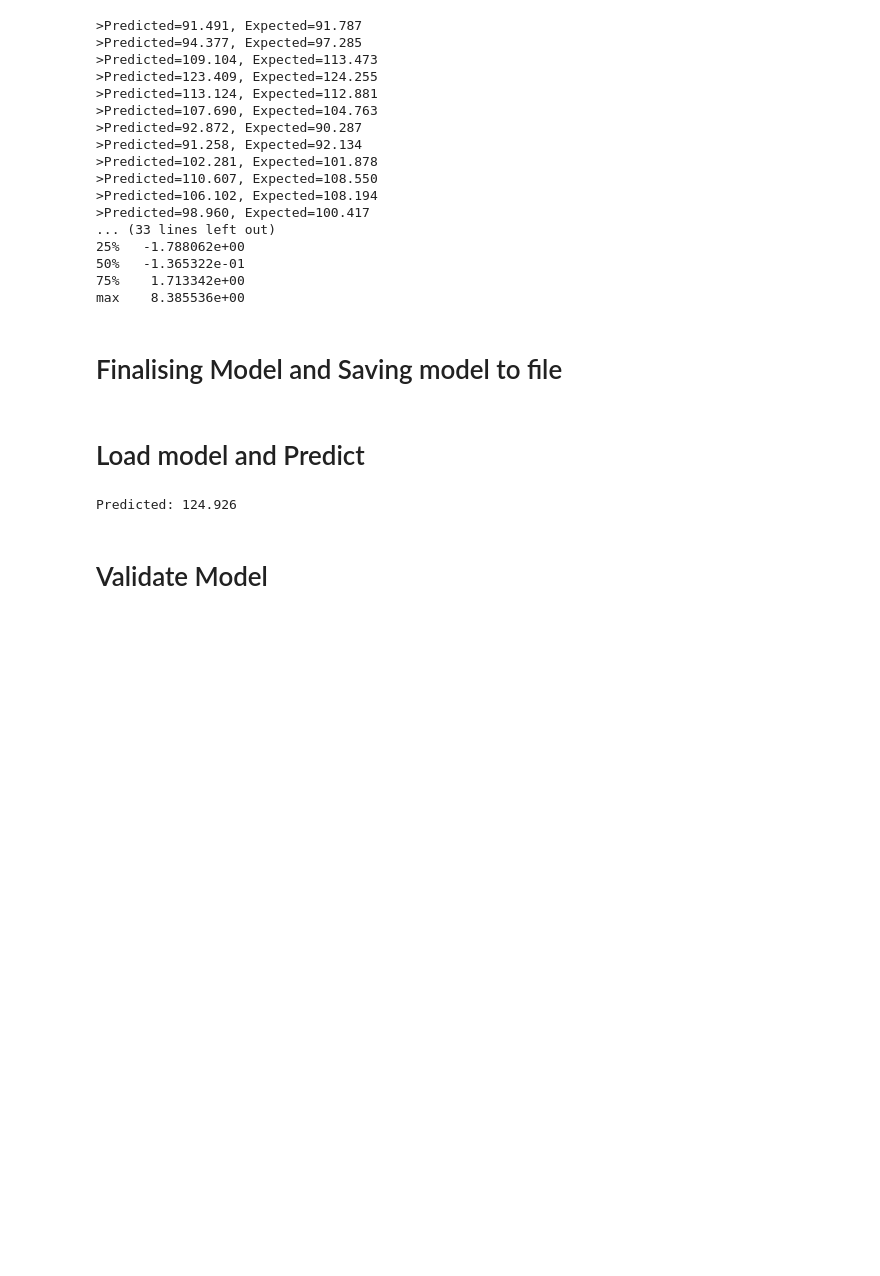
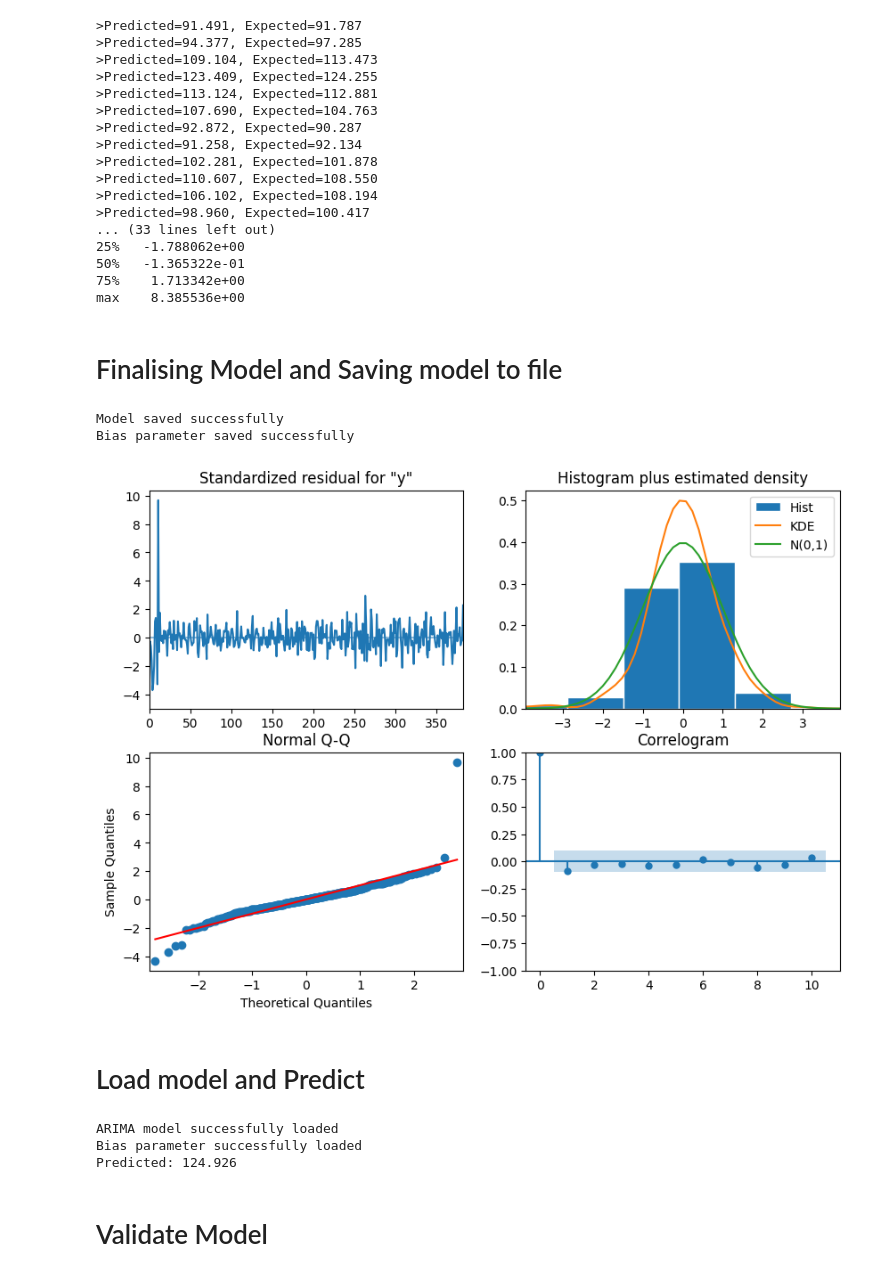
Before and after one commit to patrickmthisi/Monthly-Electricity-Production-, a Jupyter notebook: ARIMA_Time_Series_Forecasting_Electricity.ipynb, the cells around one changed output. Saved outputs shown, nothing was run; the diff lists cells and outputs as text; code cells hidden in the pictures; blank space fills up the shorter version.

```diff
--- a/ARIMA_Time_Series_Forecasting_Electricity.ipynb
+++ b/ARIMA_Time_Series_Forecasting_Electricity.ipynb
@@ -399,30 +403,40 @@ max    8.385536e+00
 # %%
 # load dataset
 series = pd.read_csv(f'{data_path}/dataset.csv', header=None, index_col=0, parse_dates=True).squeeze('columns')
 X = series.values.astype('float32')
 
 # difference data
 diff = difference(X, months_in_year)
 
 # fit model on full differenced data
 model = ARIMA(diff, order=order)
 model_fit = model.fit()
-
+# plot model diagnostics
+_ = model_fit.plot_diagnostics(figsize=(10, 7))
 # save model
 model_fit.save(f'{data_path}/electricity_forecasting_model.pkl')
+print('Model saved successfully')
 np.save(f'{data_path}/model_bias.npy', [bias])
+print('Bias parameter saved successfully')
+# %% [output]
+Model saved successfully
+Bias parameter saved successfully
+[figure, added]
 # %% [markdown]
 # Load model and Predict
 # %%
 series = pd.read_csv(f'{data_path}/dataset.csv', header=None, index_col=0, parse_dates=True).squeeze('columns')
 model_fit = ARIMAResults.load(f'{data_path}/electricity_forecasting_model.pkl')
+print('ARIMA model successfully loaded')
 bias = np.load(f'{data_path}/model_bias.npy')
-
+print('Bias parameter successfully loaded')
 # make a prediction
 yhat = float(model_fit.forecast()[0])
 yhat = bias + inverse_difference(series.values, yhat, months_in_year)
 print('Predicted: %.3f' % yhat)
 # %% [output]
+ARIMA model successfully loaded
+Bias parameter successfully loaded
 Predicted: 124.926
 # %% [markdown]
 # Validate Model
```
Also changed, not shown: parts of 3 cells of this notebook.
